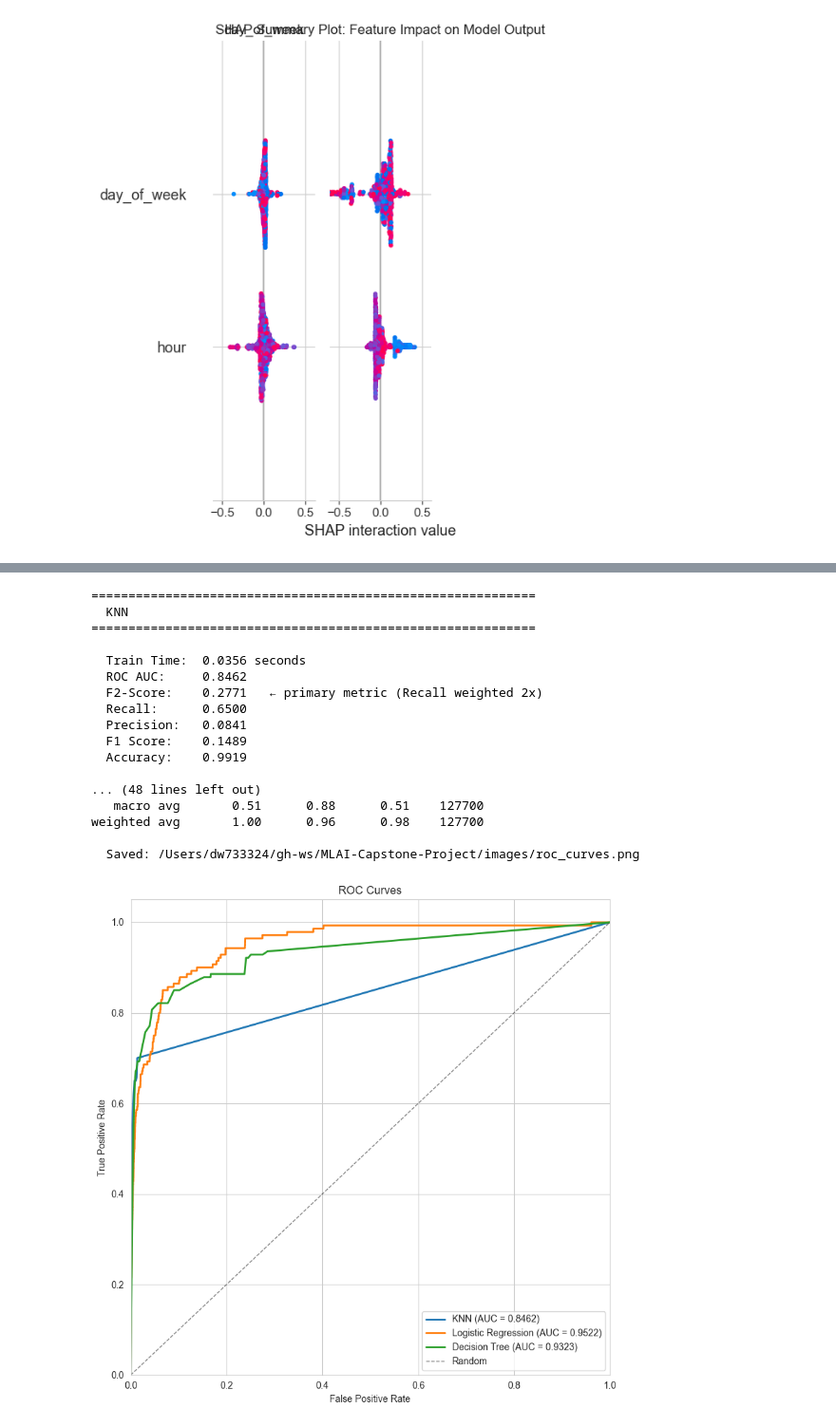
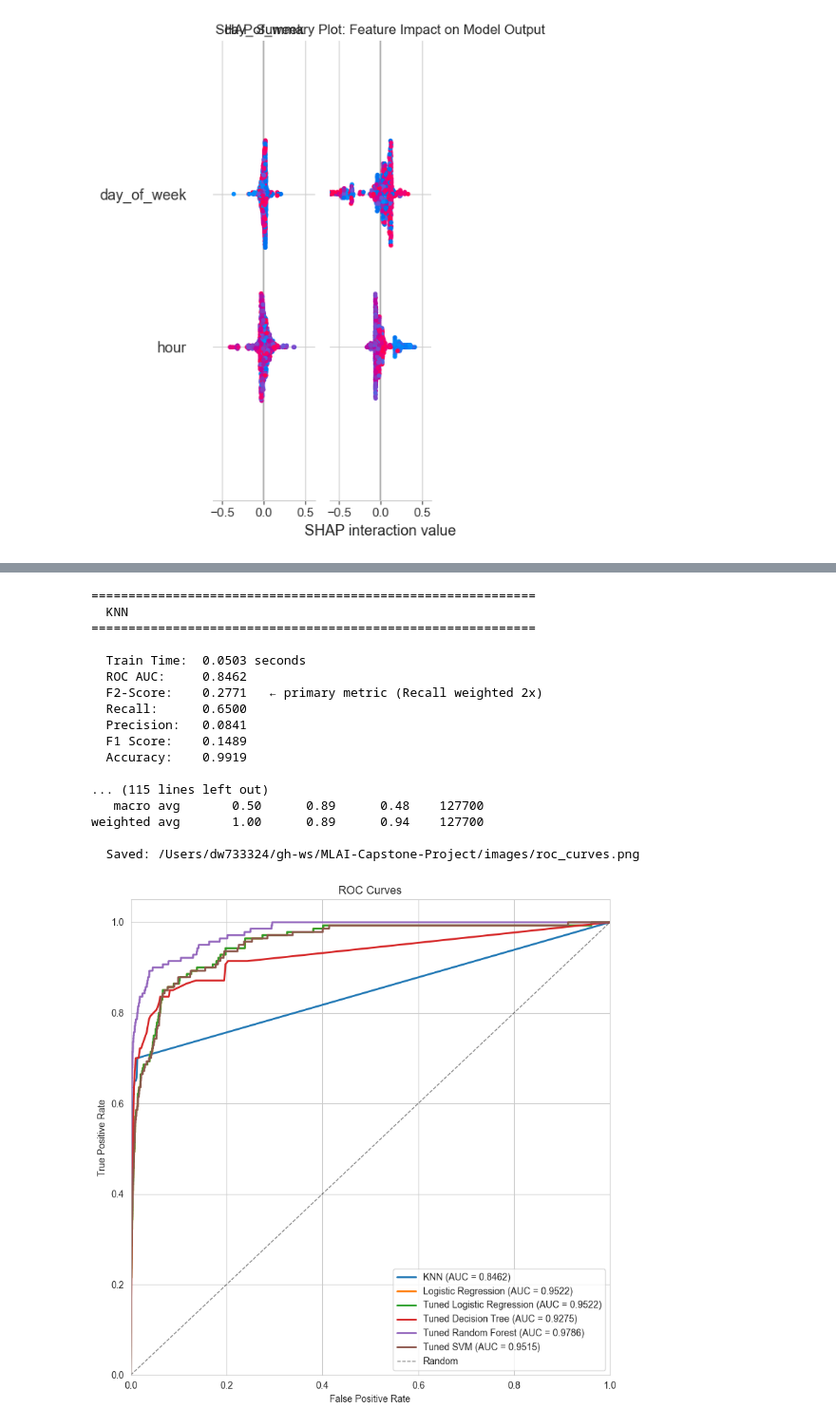
Before and after one commit to daisywu1/MLAI-Capstone-Project, a Jupyter notebook: notebooks/capstone_analysis.ipynb, the cells around one changed output, grey strips where cells are left out. Shown at 95% size. Saved outputs shown, nothing was run; the diff lists cells and outputs as text; code cells hidden in the pictures.

```diff
--- a/notebooks/capstone_analysis.ipynb
+++ b/notebooks/capstone_analysis.ipynb
@@ -767,36 +794,40 @@ A model with high AUC but low F2-Score (like KNN) is good at ranking but poor at
 # %%
 # Compare all models on the test set
 all_models = {
     'KNN': knn,
     'Logistic Regression': lr,
-    'Decision Tree': dt,
+    #'Decision Tree': dt,
+    'Tuned Logistic Regression': best_lr,
+    'Tuned Decision Tree': best_dt,
+    'Tuned Random Forest': best_rf,
+    'Tuned SVM': best_svm,
 }
 
 for name, model in all_models.items():
     print_section(name)
     evaluate_model(model, X_test, y_test)
 
 # Combined ROC curves
 plot_roc_curves(all_models, X_test, y_test)
 # %% [output]
 ============================================================
   KNN
 ============================================================
 
-  Train Time:  0.0356 seconds
+  Train Time:  0.0503 seconds
   ROC AUC:     0.8462
   F2-Score:    0.2771   ← primary metric (Recall weighted 2x)
   Recall:      0.6500
   Precision:   0.0841
   F1 Score:    0.1489
   Accuracy:    0.9919
 
-... (48 lines left out)
-   macro avg       0.51      0.88      0.51    127700
-weighted avg       1.00      0.96      0.98    127700
+... (115 lines left out)
+   macro avg       0.50      0.89      0.48    127700
+weighted avg       1.00      0.89      0.94    127700
 
   Saved: /Users/dw733324/gh-ws/MLAI-Capstone-Project/images/roc_curves.png
-[figure, old version]
+[figure, new version]
 # %%
 # Save the best model
 save_model(best_lr, 'best_logistic_regression.joblib')
```
Also changed, not shown: parts of 14 cells of this notebook, 10 other files.
